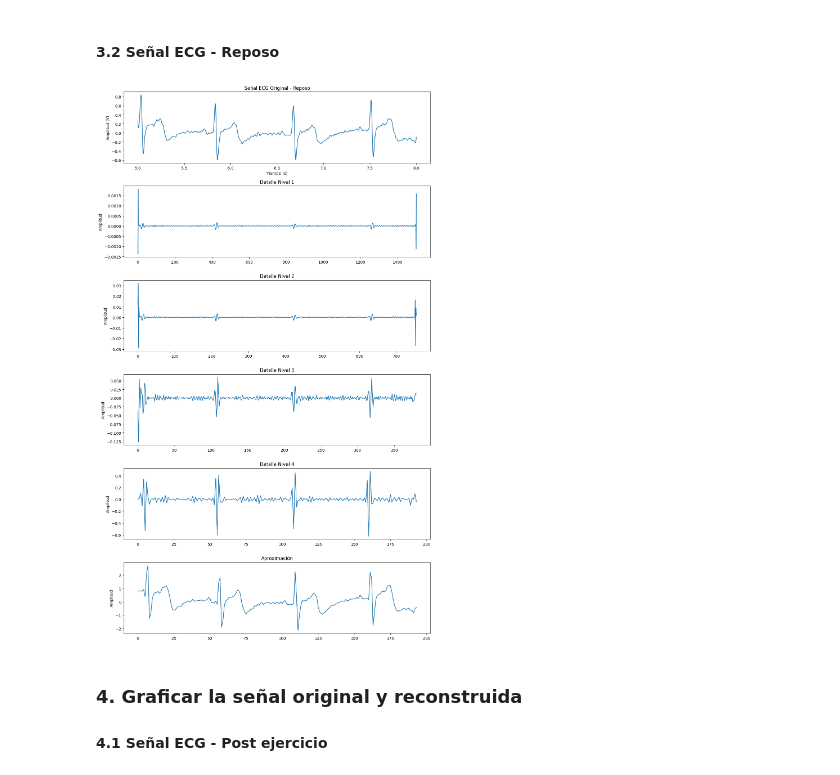
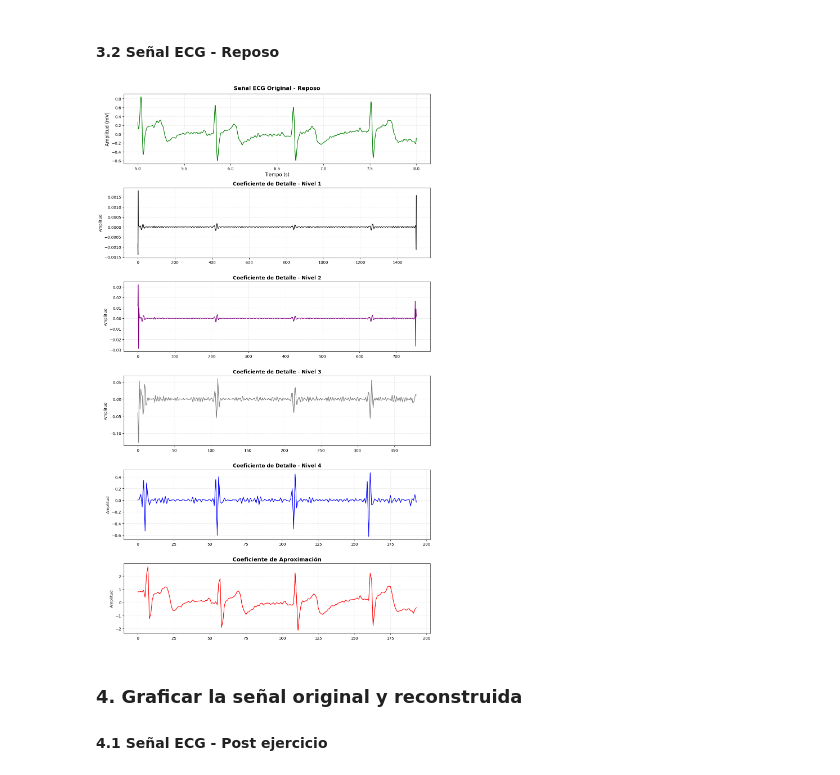
Before and after one commit to Andres-Landeo/GRUPO-09-ISB-2025-II, a Jupyter notebook: Laboratorios/Laboratorio 7 - Filtrado Wavelet/Código_ECG.ipynb, the cells around one changed output. Saved outputs shown, nothing was run; the diff lists cells and outputs as text; code cells hidden in the pictures.

```diff
--- a/Laboratorios/Laboratorio 7 - Filtrado Wavelet/Código_ECG.ipynb
+++ b/Laboratorios/Laboratorio 7 - Filtrado Wavelet/Código_ECG.ipynb
@@ -126,31 +131,36 @@ plt.show()
 # %%
 # Graficar la señal original - Reposo, los coeficientes de detalle y de aproximación
 plt.figure(figsize=(12, 20))
 
-# Graficar la señal original
+# 1) Graficar la señal original
 plt.subplot(niveles2 + 2, 1, 1)
-plt.plot(t2, x2_filt)
-plt.title('Señal ECG Original - Reposo')
-plt.xlabel('Tiempo (s)')
-plt.ylabel('Amplitud (V)')
+plt.plot(t2, x2_filt, color="green", linewidth=1.5)
+plt.title("Señal ECG Original - Reposo", fontsize=14, pad=10, fontweight='bold')
+plt.xlabel("Tiempo (s)", fontsize=12)
+plt.ylabel("Amplitud (mV)", fontsize=12)
+plt.grid(alpha=0.3, linestyle="--")
 
-# Graficar los coeficientes de detalle en orden ascendente
+# 2) Graficar los coeficientes de detalle en orden ascendente
+colors = ["black", "purple", "gray", "blue"]
+
 for i in range(1, niveles2 + 1):
     plt.subplot(niveles2 + 2, 1, i + 1)
-    plt.plot(coeficientes2[niveles2 - i + 1])
-    plt.title(f'Detalle Nivel {i}')
-    plt.ylabel('Amplitud')
+    plt.plot(coeficientes2[niveles2 - i + 1], color=colors[i-1])
+    plt.title(f"Coeficiente de Detalle - Nivel {i}", fontsize=13, fontweight='bold')
+    plt.ylabel("Amplitud")
+    plt.grid(alpha=0.3, linestyle="--")
 
-# Graficar el coeficiente de aproximación al final
+# 3) Graficar el coeficiente de aproximación al final
 plt.subplot(niveles2 + 2, 1, niveles2 + 2)
-plt.plot(coeficientes2[0])
-plt.title('Aproximación')
-plt.ylabel('Amplitud')
+plt.plot(coeficientes2[0], color="red")
+plt.title("Coeficiente de Aproximación", fontsize=14, fontweight='bold')
+plt.ylabel("Amplitud")
+plt.grid(alpha=0.3, linestyle="--")
 
 plt.tight_layout()
 plt.show()
 # %% [output]
-[figure, old version]
+[figure, new version]
 # %% [markdown]
 ### 4. **Graficar la señal original y reconstruida**
 #### **4.1 Señal ECG - Post ejercicio**
```
Also changed, not shown: parts of 3 cells of this notebook, 5 other files.
